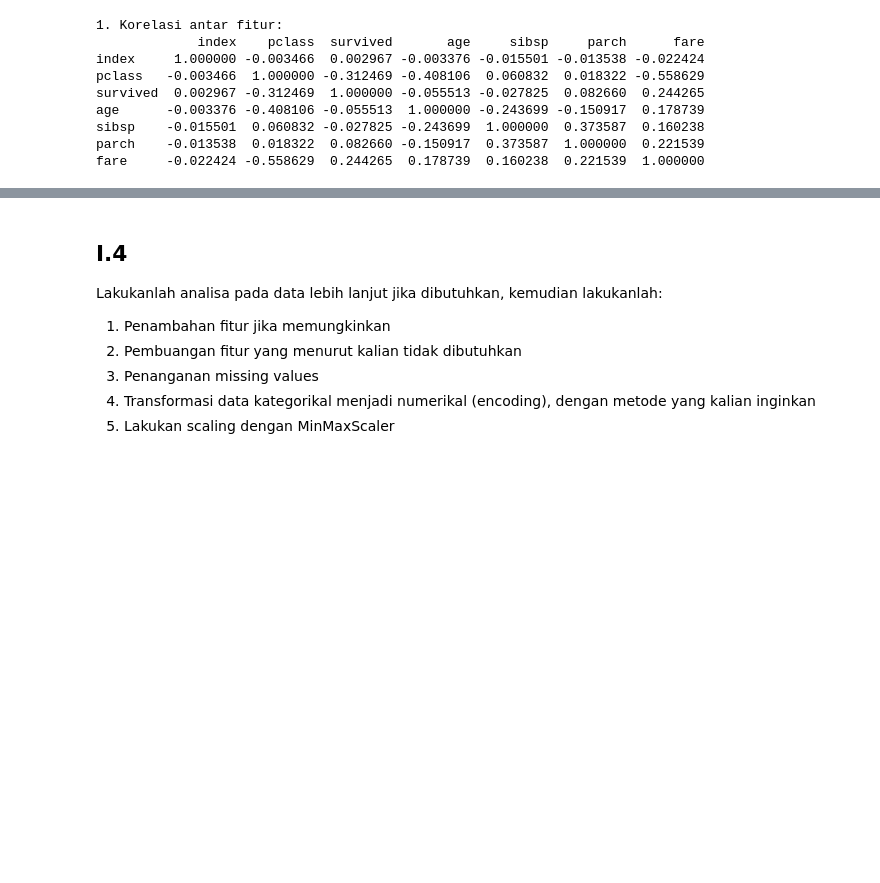
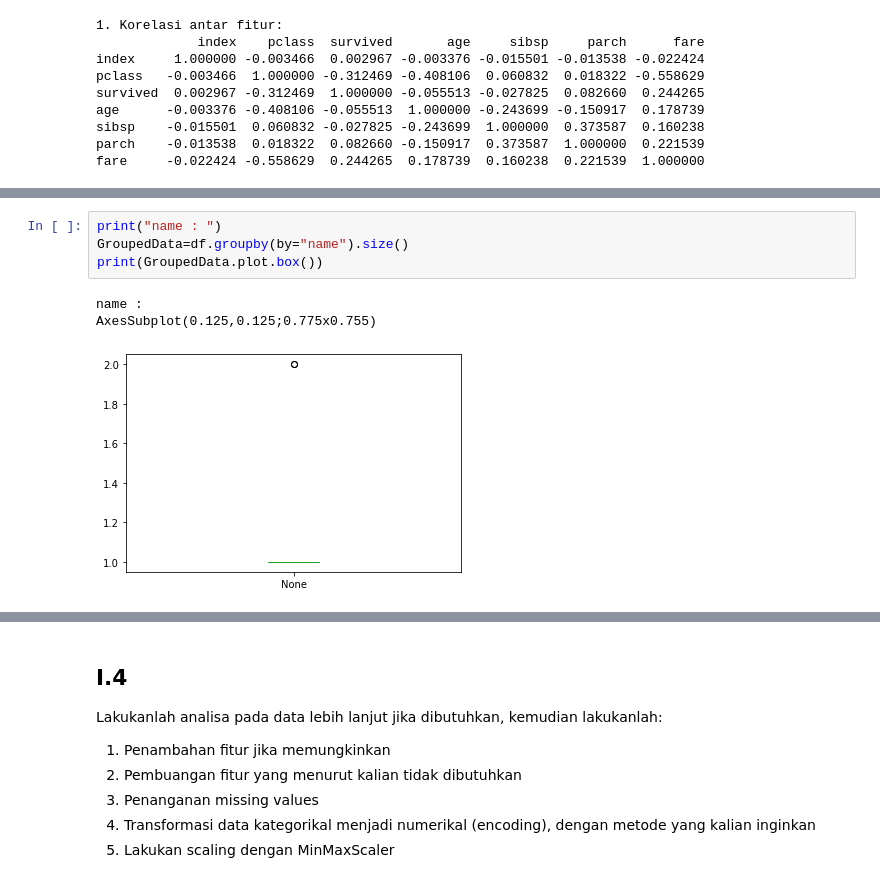
Before and after one commit to Josegalbraith/Tucil1_13519022_13519032, a Jupyter notebook: TP_13519022_13519032/Tugas_Pendahuluan_IF3270.ipynb, the cells around one changed output, grey strips where cells are left out. Cells and saved outputs as stored; diff of their text form; blank space fills up the shorter version.

```diff
--- a/TP_13519022_13519032/Tugas_Pendahuluan_IF3270.ipynb
+++ b/TP_13519022_13519032/Tugas_Pendahuluan_IF3270.ipynb
@@ -230,0 +248,8 @@ print("3. Visualisasi distribusi dari tiap fitur, dengan data dibagi tiap unique
+# %%
+print("name : ")
+GroupedData=df.groupby(by="name").size()
+print(GroupedData.plot.box())
+# %% [output]
+name :
+AxesSubplot(0.125,0.125;0.775x0.755)
+[figure, added]
```
Also changed, not shown: parts of 29 cells of this notebook.
